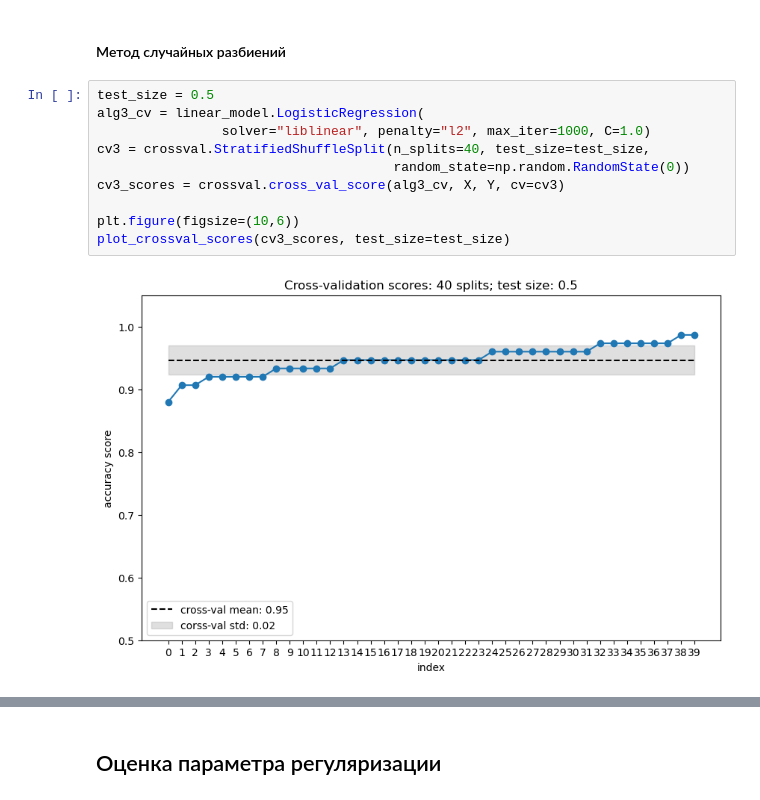
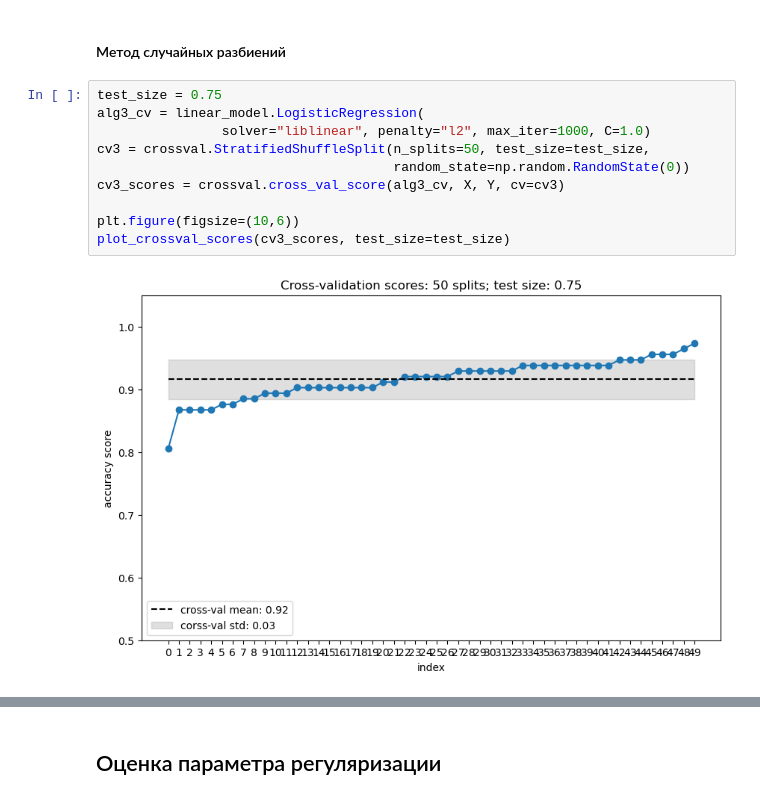
Before and after one commit to intellimath/mlgrad, a Jupyter notebook: examples/robml_book/python_crossval.ipynb, the cells around one changed output, grey strips where cells are left out. Cells and saved outputs as stored; diff of their text form.

```diff
--- a/examples/robml_book/python_crossval.ipynb
+++ b/examples/robml_book/python_crossval.ipynb
@@ -223,17 +227,17 @@ plot_crossval_scores(cv2_scores)
 # %% [markdown]
 #### Метод случайных разбиений
 # %%
-test_size = 0.5
+test_size = 0.75
 alg3_cv = linear_model.LogisticRegression(
                 solver="liblinear", penalty="l2", max_iter=1000, C=1.0)
-cv3 = crossval.StratifiedShuffleSplit(n_splits=40, test_size=test_size,
+cv3 = crossval.StratifiedShuffleSplit(n_splits=50, test_size=test_size,
                                       random_state=np.random.RandomState(0))
 cv3_scores = crossval.cross_val_score(alg3_cv, X, Y, cv=cv3)
 
 plt.figure(figsize=(10,6))
 plot_crossval_scores(cv3_scores, test_size=test_size)
 # %% [output]
-[figure, old version]
+[figure, new version]
 # %%
 plt.figure(figsize=(12,10))
 plt.subplot(2, 1, 1)
```
Also changed, not shown: parts of 12 cells of this notebook, 52 other files.
